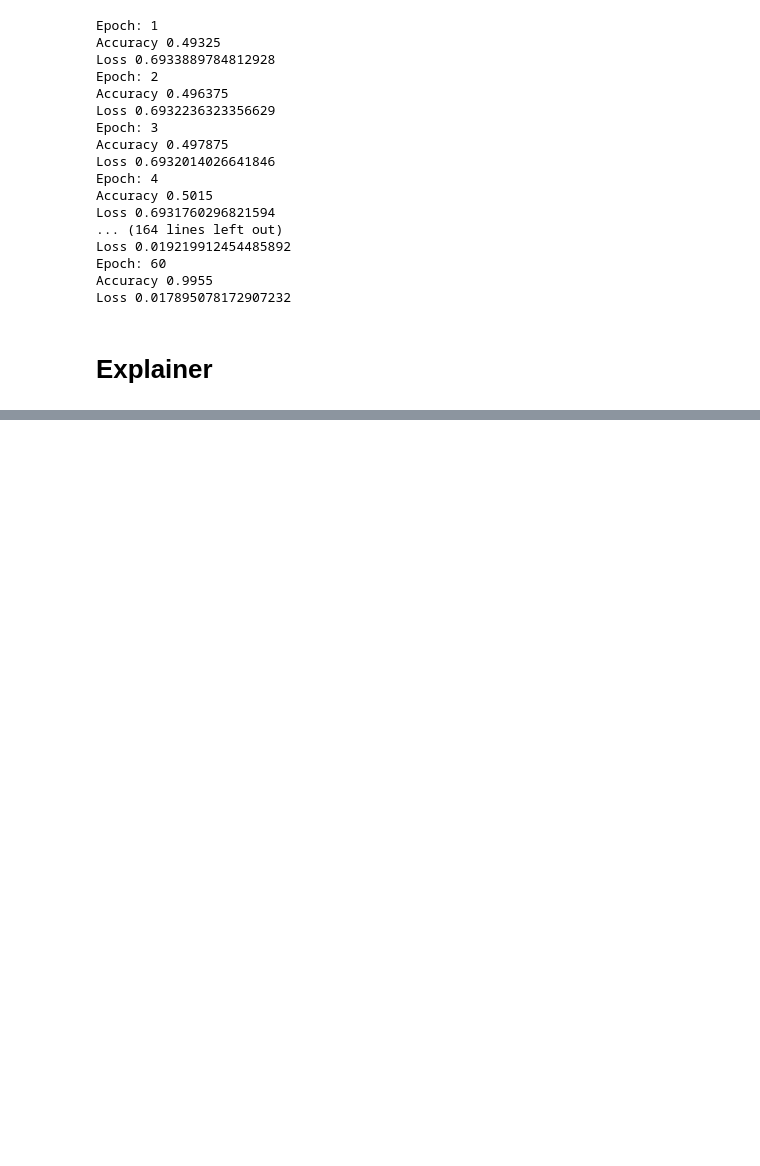
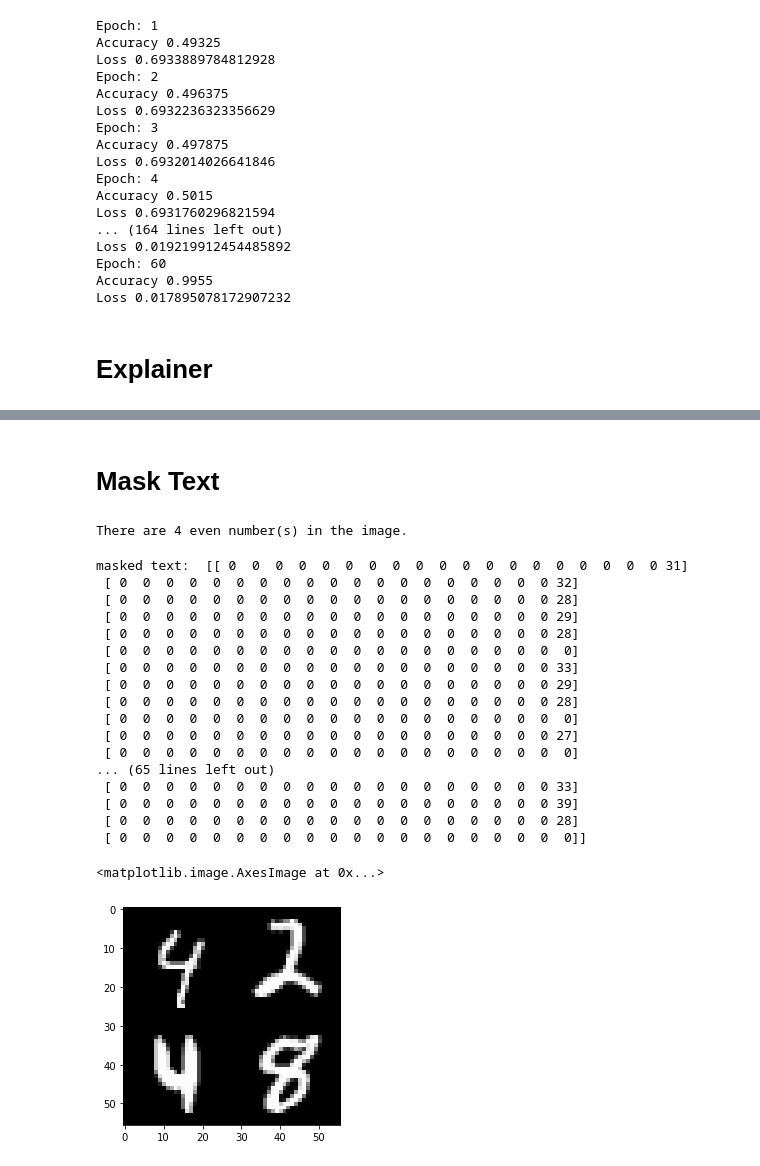
Before and after one commit to MichaelYxWang/CrossExplain, a Jupyter notebook: notebooks/multimodal_gradcam_mnist-Copy1.ipynb, the cells around one changed output, grey strips where cells are left out. Drawn from its saved outputs; the diff is of its cells as text; code cells hidden in the pictures; blank space fills up the shorter version.

```diff
--- a/notebooks/multimodal_gradcam_mnist-Copy1.ipynb
+++ b/notebooks/multimodal_gradcam_mnist-Copy1.ipynb
@@ -435,0 +452,42 @@ Prediction is 0.0 with confidence 0.9202022179961205
+# %% [markdown]
+# Mask Text
+# %%
+image_bytes = dataset["image"][index]
+text = dataset['text'][index]
+print(text)
+# %% [output]
+There are 4 even number(s) in the image.
+# %%
+def mask_text(text, index_list):
+    tokenizer.fit_on_texts(text)
+    tokenized_text = tokenizer.texts_to_sequences(text)
+    tokenized_text = pad_sequences(tokenized_text, maxlen=20)
+    for index in index_list:
+        tokenized_text[index] = 0
+    print("masked text: ", tokenized_text)
+    return tokenized_text
+# %%
+masked_text = mask_text(text, [])
+print(dataset['label'][index])
+print("masked text: ", masked_text)
+plt.imshow(image_bytes, cmap=plt.cm.gray)
+# %% [output]
+masked text:  [[ 0  0  0  0  0  0  0  0  0  0  0  0  0  0  0  0  0  0  0 31]
+ [ 0  0  0  0  0  0  0  0  0  0  0  0  0  0  0  0  0  0  0 32]
+ [ 0  0  0  0  0  0  0  0  0  0  0  0  0  0  0  0  0  0  0 28]
+ [ 0  0  0  0  0  0  0  0  0  0  0  0  0  0  0  0  0  0  0 29]
+ [ 0  0  0  0  0  0  0  0  0  0  0  0  0  0  0  0  0  0  0 28]
+ [ 0  0  0  0  0  0  0  0  0  0  0  0  0  0  0  0  0  0  0  0]
+ [ 0  0  0  0  0  0  0  0  0  0  0  0  0  0  0  0  0  0  0 33]
+ [ 0  0  0  0  0  0  0  0  0  0  0  0  0  0  0  0  0  0  0 29]
+ [ 0  0  0  0  0  0  0  0  0  0  0  0  0  0  0  0  0  0  0 28]
+ [ 0  0  0  0  0  0  0  0  0  0  0  0  0  0  0  0  0  0  0  0]
+ [ 0  0  0  0  0  0  0  0  0  0  0  0  0  0  0  0  0  0  0 27]
+ [ 0  0  0  0  0  0  0  0  0  0  0  0  0  0  0  0  0  0  0  0]
+... (65 lines left out)
+ [ 0  0  0  0  0  0  0  0  0  0  0  0  0  0  0  0  0  0  0 33]
+ [ 0  0  0  0  0  0  0  0  0  0  0  0  0  0  0  0  0  0  0 39]
+ [ 0  0  0  0  0  0  0  0  0  0  0  0  0  0  0  0  0  0  0 28]
+ [ 0  0  0  0  0  0  0  0  0  0  0  0  0  0  0  0  0  0  0  0]]
+<matplotlib.image.AxesImage at 0x...>
+[figure, added]
```
Also changed, not shown: parts of 6 cells of this notebook.
